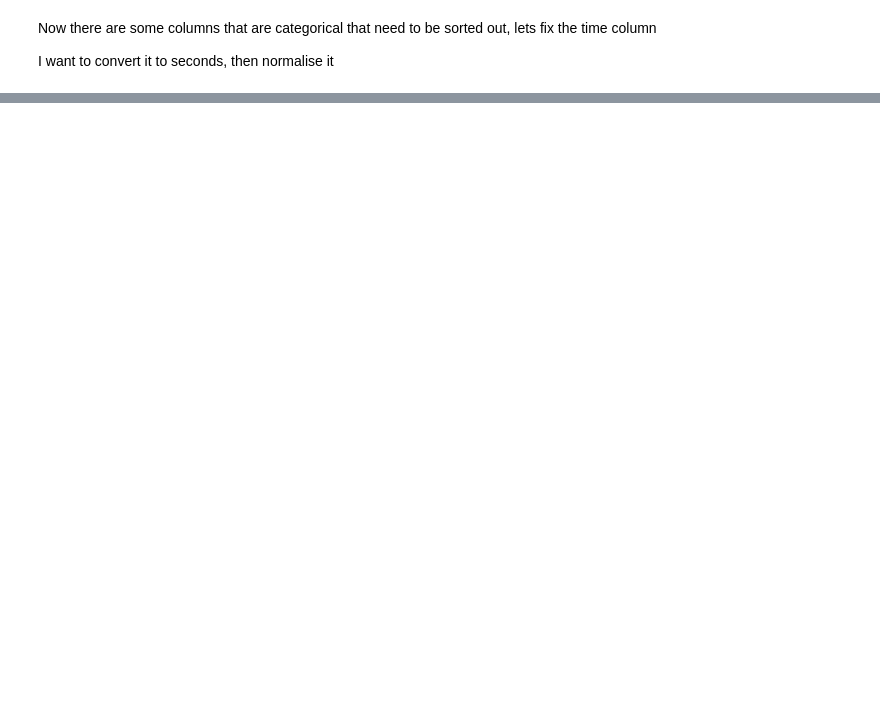
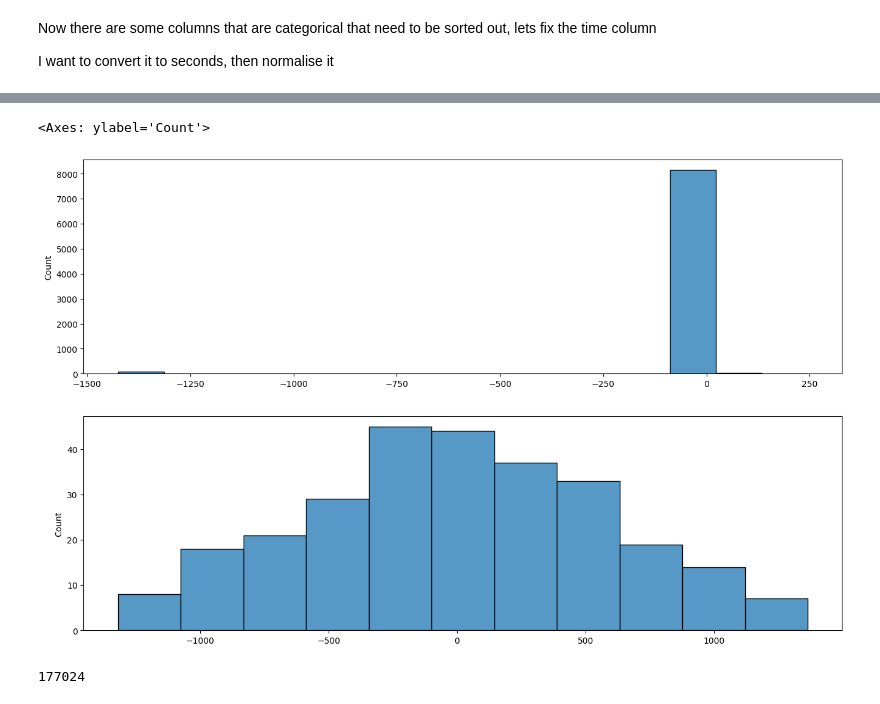
Before and after one commit to jamiemilsom/bloodGlucosePrediciton, a Jupyter notebook: src/notebooks/EDA.ipynb, the cells around one changed output, grey strips where cells are left out. Cells and saved outputs as stored; diff of their text form; code cells hidden in the pictures; blank space fills up the shorter version.

```diff
--- a/src/notebooks/EDA.ipynb
+++ b/src/notebooks/EDA.ipynb
@@ -309,2 +340,32 @@ sample_df['normalised_time']
 # %%
 sample_tensor = sample_df.to_torch()
+# %%
+def calculate_time_differences(df, p_num_id='p_num_p01'):
+
+    filtered_time = df.filter(pl.col(p_num_id) == 1).select('time')
+
+    filtered_time = filtered_time.with_columns(
+        pl.col('time').shift(-1).alias('time n+1')
+    )
+
+    filtered_time = time_to_seconds(filtered_time, column='time')
+    filtered_time = time_to_seconds(filtered_time, column='time n+1')
+
+    filtered_time = filtered_time.with_columns(
+        ((pl.col('time n+1_in_seconds') - pl.col('time_in_seconds')) / 60).alias('time_diff')
+    )
+    return filtered_time
+
+p_num_id = 'p_num_p05'
+train_td = calculate_time_differences(train_df,p_num_id)
+test_td = calculate_time_differences(test_df,p_num_id)
+
+plt.figure(figsize=(16,10))
+plt.subplot(2,1,1)
+sns.histplot(train_td['time_diff'])
+
+plt.subplot(2,1,2)
+sns.histplot(test_td['time_diff'])
+# %% [output]
+<Axes: ylabel='Count'>
+[figure, added]
@@ -310,0 +421,4 @@ sample_tensor = sample_df.to_torch()
+# %%
+train_df.shape[0]
+# %% [output]
+177024
```
Also changed, not shown: parts of 7 cells of this notebook, 2 other files.
